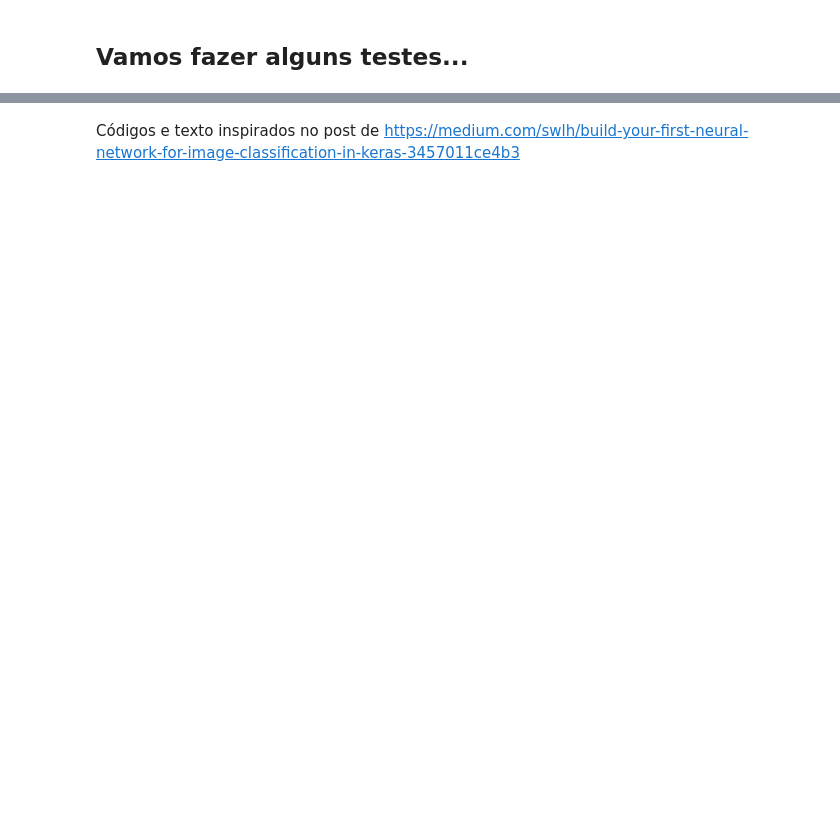
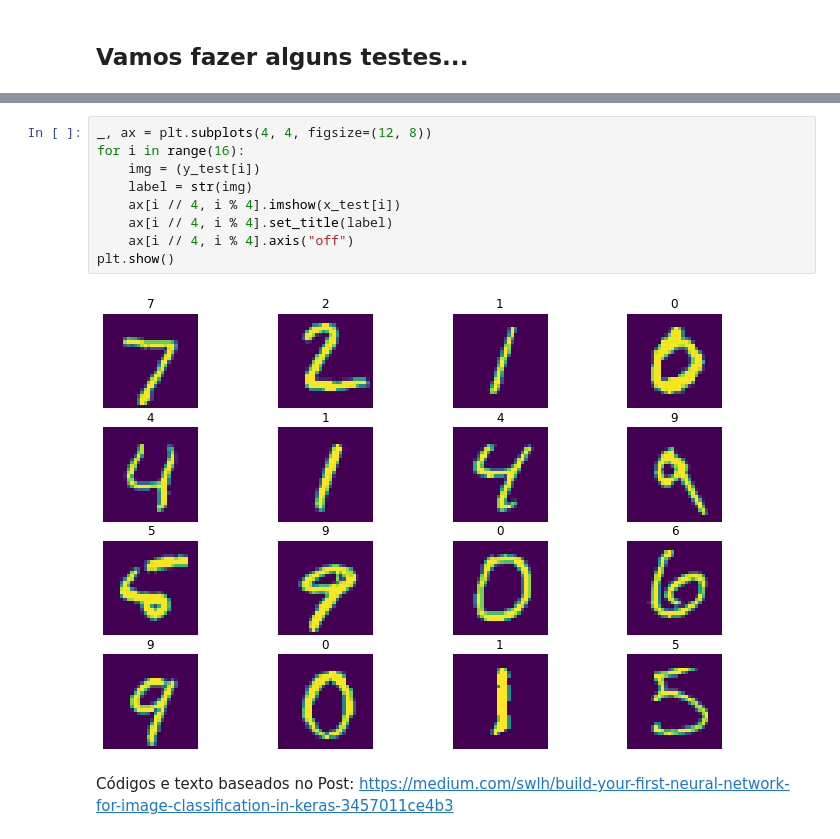
Before and after one commit to gabogomes/ocr-fgv, a Jupyter notebook: exemplo-1.ipynb, the cells around one changed output, grey strips where cells are left out. Saved outputs shown, nothing was run; the diff lists cells and outputs as text; blank space fills up the shorter version.

```diff
--- a/exemplo-1.ipynb
+++ b/exemplo-1.ipynb
@@ -135,2 +135,13 @@ plt.imshow(x_test[4])
+# %%
+_, ax = plt.subplots(4, 4, figsize=(12, 8))
+for i in range(16):
+    img = (y_test[i])
+    label = str(img)
+    ax[i // 4, i % 4].imshow(x_test[i])
+    ax[i // 4, i % 4].set_title(label)
+    ax[i // 4, i % 4].axis("off")
+plt.show()
+# %% [output]
+[figure, added]
 # %% [markdown]
-Códigos e texto inspirados no post de https://medium.com/swlh/build-your-first-neural-network-for-image-classification-in-keras-3457011ce4b3
+Códigos e texto baseados no Post: https://medium.com/swlh/build-your-first-neural-network-for-image-classification-in-keras-3457011ce4b3
```
Also changed, not shown: parts of 6 cells of this notebook, 1 other file.
